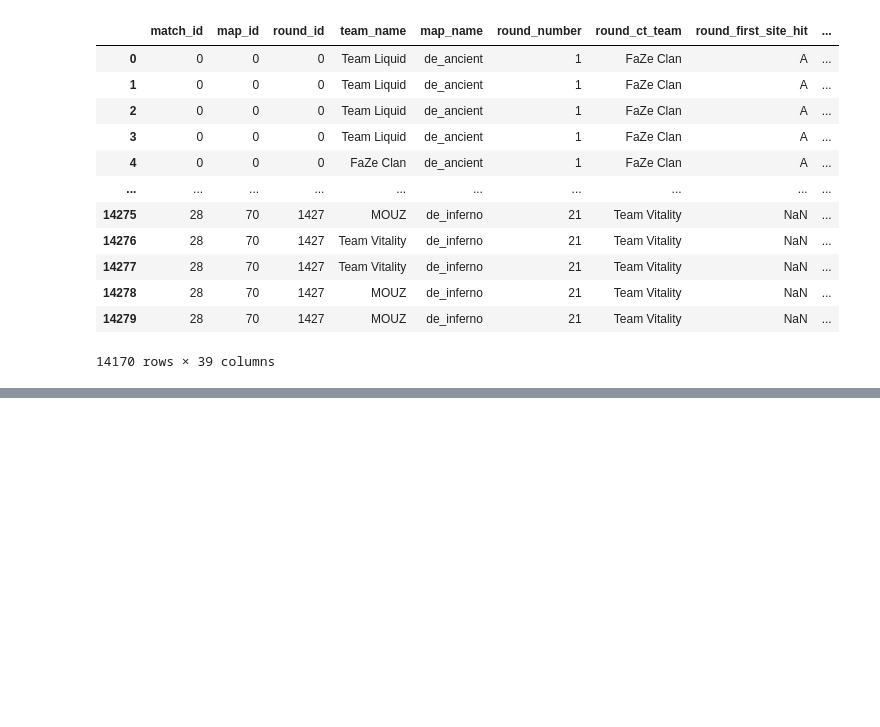
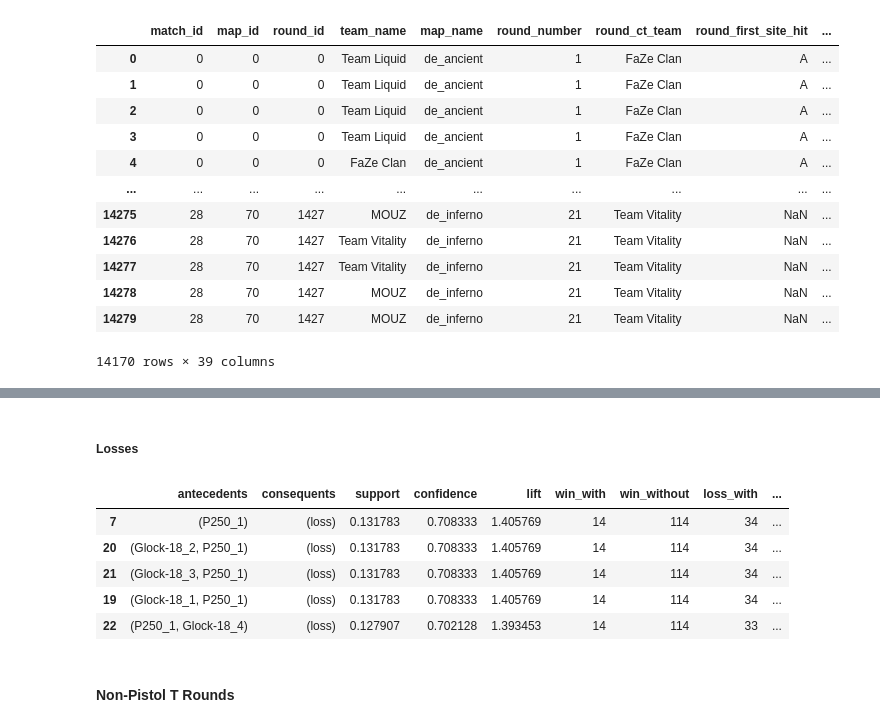
Before and after one commit to iwillreku3206/CSMODEL-MP, a Jupyter notebook: inventory.ipynb, the cells around one changed output, grey strips where cells are left out. Cells and saved outputs as stored; diff of their text form; code cells hidden in the pictures; blank space fills up the shorter version.

```diff
--- a/inventory.ipynb
+++ b/inventory.ipynb
@@ -286 +379,14 @@ pistol_round_rules.loc[pistol_round_rules['chi2_result'] == "dependent"]
+# %% [markdown]
+##### Losses
+# %%
+pistol_round_rules.loc[pistol_round_rules['consequents'] == {'loss'}].sort_values(by="confidence", ascending=False).head(5)
+# %% [output]
+|  | antecedents | consequents | support | confidence | lift | win_with | win_without | loss_with | ... |
+| 7 | (P250_1) | (loss) | 0.131783 | 0.708333 | 1.405769 | 14 | 114 | 34 | ... |
+| 20 | (Glock-18_2, P250_1) | (loss) | 0.131783 | 0.708333 | 1.405769 | 14 | 114 | 34 | ... |
+| 21 | (Glock-18_3, P250_1) | (loss) | 0.131783 | 0.708333 | 1.405769 | 14 | 114 | 34 | ... |
+| 19 | (Glock-18_1, P250_1) | (loss) | 0.131783 | 0.708333 | 1.405769 | 14 | 114 | 34 | ... |
+| 22 | (P250_1, Glock-18_4) | (loss) | 0.127907 | 0.702128 | 1.393453 | 14 | 114 | 33 | ... |
+# %% [markdown]
+#### Non-Pistol T Rounds
 # %%
```
Also changed, not shown: parts of 39 cells of this notebook, 30 other files.
